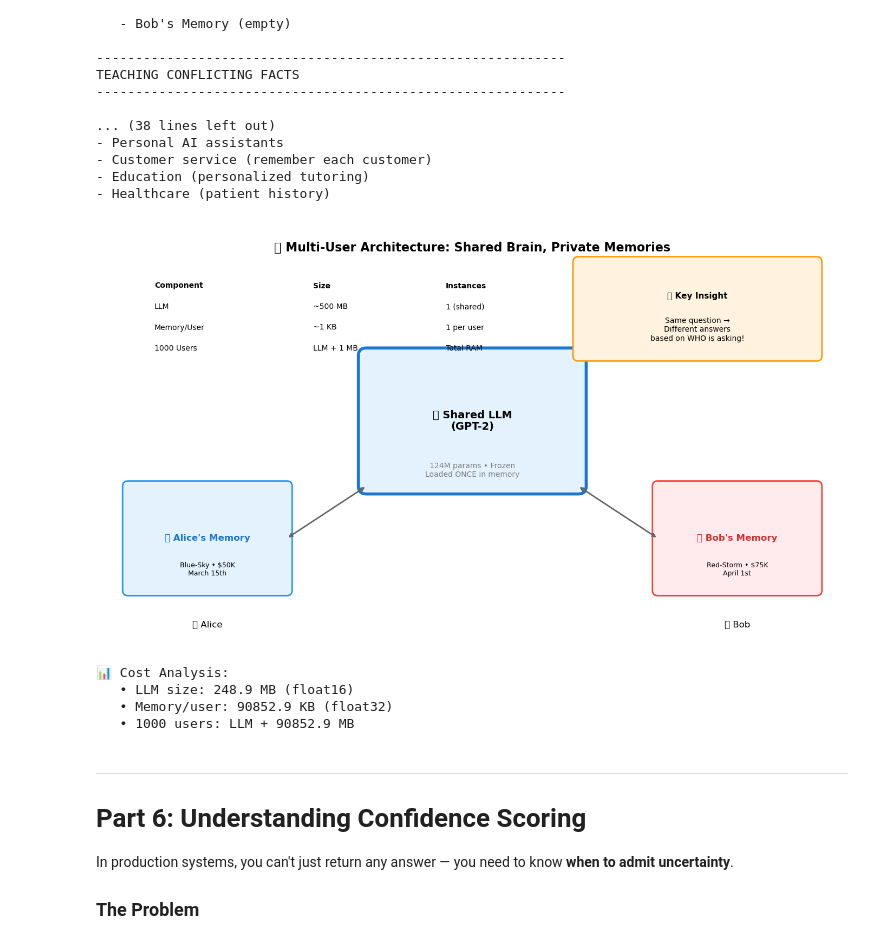
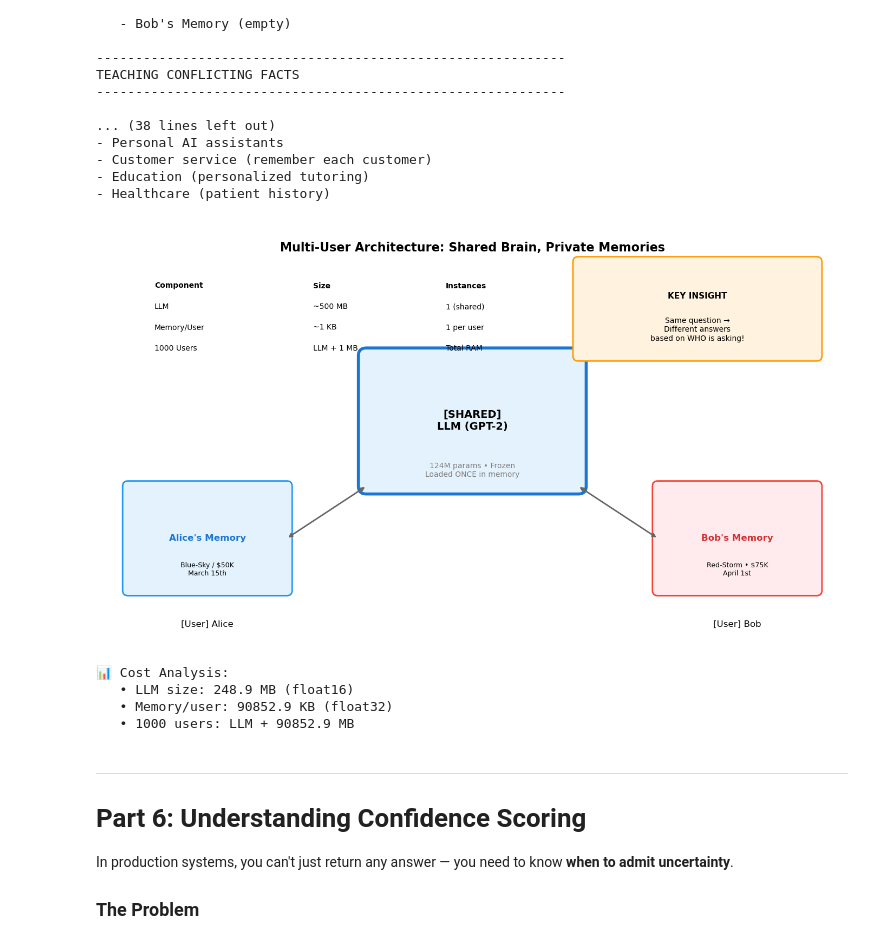
Before and after one commit to seongyongkim/dgx-spark-titans-miras-notebook, a Jupyter notebook: Titans_MIRAS_Hybrid.ipynb, the cells around one changed output. Cells and saved outputs as stored; diff of their text form; code cells hidden in the pictures.

```diff
--- a/Titans_MIRAS_Hybrid.ipynb
+++ b/Titans_MIRAS_Hybrid.ipynb
@@ -653,7 +653,7 @@ ax1.plot(losses, color='#E91E63', linewidth=2, alpha=0.7)
 ax1.fill_between(range(len(losses)), losses, alpha=0.3, color='#E91E63')
 ax1.set_xlabel('Training Step', fontsize=12)
 ax1.set_ylabel('Surprise (MSE Loss)', fontsize=12)
-ax1.set_title('📉 Memory Learning: Surprise Decreases Over Time', fontsize=14, fontweight='bold')
+ax1.set_title('Memory Learning: Surprise Decreases Over Time', fontsize=14, fontweight='bold')
 ax1.axhline(y=losses[0], color='red', linestyle='--', alpha=0.5, label=f'Initial: {losses[0]:.4f}')
 ax1.axhline(y=losses[-1], color='green', linestyle='--', alpha=0.5, label=f'Final: {losses[-1]:.4f}')
 ax1.legend()
@@ -666,7 +666,7 @@ values = [losses[0], losses[-1]]
 colors = ['#FF5722', '#4CAF50']
 bars = ax2.bar(categories, values, color=colors, edgecolor='black', linewidth=2)
 ax2.set_ylabel('Surprise Level', fontsize=12)
-ax2.set_title('🎯 Improvement Summary', fontsize=14, fontweight='bold')
+ax2.set_title('Improvement Summary', fontsize=14, fontweight='bold')
 
 # Add percentage improvement
 improvement = (1 - losses[-1]/losses[0]) * 100
@@ -829,7 +829,7 @@ values = [llm_params / 1e6, mem_params / 1e6]
 colors = ['#2196F3', '#4CAF50']
 bars = ax1.bar(categories, values, color=colors, edgecolor='black', linewidth=2)
 ax1.set_ylabel('Parameters (Millions)', fontsize=12)
-ax1.set_title('📊 Parameter Count Comparison', fontsize=14, fontweight='bold')
+ax1.set_title('Parameter Count Comparison', fontsize=14, fontweight='bold')
 ax1.set_yscale('log')  # Log scale to show the difference
 
 # Add value labels
@@ -847,11 +847,11 @@ explode = (0, 0.1)  # Explode the memory slice
 wedges, texts, autotexts = ax2.pie(sizes, explode=explode, labels=labels, colors=colors,
                                     autopct='%1.2f%%', startangle=90,
                                     textprops={'fontsize': 11})
-ax2.set_title('🥧 Size Ratio: Memory is Tiny!', fontsize=14, fontweight='bold')
+ax2.set_title('Size Ratio: Memory is Tiny!', fontsize=14, fontweight='bold')
 
 # Add annotation
 ratio = mem_params / llm_params * 100
-fig.text(0.5, 0.02, f"💡 The Memory module is only {ratio:.3f}% the size of the LLM — yet it can personalize the entire experience!",
+fig.text(0.5, 0.02, f"KEY: The Memory module is only {ratio:.3f}% the size of the LLM - yet it can personalize the entire experience!",
          ha='center', fontsize=12, style='italic', color='#666')
 
 plt.tight_layout()
@@ -1029,7 +1029,7 @@ bars = ax.bar(x, surprise_values, color=colors, edgecolor='black', linewidth=2)
 # Add labels
 ax.set_xlabel('Sentence Number', fontsize=12)
 ax.set_ylabel('Surprise Level', fontsize=12)
-ax.set_title('🔄 Memory Adaptation: Repeated Sentences Have Lower Surprise', fontsize=14, fontweight='bold')
+ax.set_title('Memory Adaptation: Repeated Sentences Have Lower Surprise', fontsize=14, fontweight='bold')
 ax.set_xticks(x)
 
 # Add sentence labels
@@ -1050,7 +1050,7 @@ ax.annotate('Same sentence\n(lower surprise!)',
 # Add improvement annotation
 improvement = (1 - surprise_values[4]/surprise_values[0]) * 100
 ax.text(3, max(surprise_values) * 0.8,
-        f"📉 {improvement:.1f}% reduction\nwhen seeing the same content twice!",
+        f"{improvement:.1f}% reduction\nwhen seeing the same content twice!",
         ha='center', fontsize=12, fontweight='bold',
         bbox=dict(boxstyle='round', facecolor='wheat', alpha=0.5))
 
@@ -1398,7 +1398,7 @@ ax1.set_xticklabels(fact_labels, rotation=45, ha='right', fontsize=9)
 ax1.set_yticklabels(query_labels, fontsize=9)
 ax1.set_xlabel('Stored Facts', fontsize=12)
 ax1.set_ylabel('Queries', fontsize=12)
-ax1.set_title('🎯 Semantic Similarity Matrix\n(Green = High Match, Red = Low Match)', fontsize=14, fontweight='bold')
+ax1.set_title('Semantic Similarity Matrix\n(Green = High Match, Red = Low Match)', fontsize=14, fontweight='bold')
 
 # Add colorbar
 cbar = plt.colorbar(im, ax=ax1)
@@ -1421,13 +1421,13 @@ bars = ax2.barh(range(len(queries)), best_matches, color=colors, edgecolor='blac
 ax2.set_yticks(range(len(queries)))
 ax2.set_yticklabels(query_labels, fontsize=9)
 ax2.set_xlabel('Best Match Similarity', fontsize=12)
-ax2.set_title('📊 Query Confidence Levels', fontsize=14, fontweight='bold')
+ax2.set_title('Query Confidence Levels', fontsize=14, fontweight='bold')
 ax2.axvline(x=0.65, color='green', linestyle='--', label='High confidence threshold')
 ax2.legend()
 
 # Add value labels
 for i, (bar, sim) in enumerate(zip(bars, best_matches)):
-    confidence = "✅ HIGH" if sim > 0.65 else "⚠️ LOW"
+    confidence = "[HIGH]" if sim > 0.65 else "[LOW]"
     ax2.text(bar.get_width() + 0.02, bar.get_y() + bar.get_height()/2,
              f'{sim:.2f} {confidence}', va='center', fontsize=10)
 
@@ -1580,28 +1580,28 @@ ax.set_ylim(0, 8)
 ax.axis('off')
 
 # Title
-ax.text(7, 7.5, "👥 Multi-User Architecture: Shared Brain, Private Memories",
+ax.text(7, 7.5, "Multi-User Architecture: Shared Brain, Private Memories",
         ha='center', fontsize=16, fontweight='bold')
 
 # Draw the SHARED LLM (center)
 llm_box = mpatches.FancyBboxPatch((5, 3), 4, 2.5, boxstyle="round,pad=0.15",
                                    facecolor='#E3F2FD', edgecolor='#1976D2', linewidth=4)
 ax.add_patch(llm_box)
-ax.text(7, 4.25, "🧊 Shared LLM\n(GPT-2)", ha='center', va='center', fontsize=14, fontweight='bold')
+ax.text(7, 4.25, "[SHARED]\nLLM (GPT-2)", ha='center', va='center', fontsize=14, fontweight='bold')
 ax.text(7, 3.3, "124M params • Frozen\nLoaded ONCE in memory", ha='center', va='center', fontsize=10, color='gray')
 
 # Draw Alice's Memory (left)
 alice_box = mpatches.FancyBboxPatch((0.5, 1), 3, 2, boxstyle="round,pad=0.1",
                                      facecolor='#E3F2FD', edgecolor='#2196F3', linewidth=2)
 ax.add_patch(alice_box)
-ax.text(2, 2, "🔵 Alice's Memory", ha='center', va='center', fontsize=12, fontweight='bold', color='#1976D2')
-ax.text(2, 1.4, "Blue-Sky • $50K\nMarch 15th", ha='center', va='center', fontsize=9)
+ax.text(2, 2, "Alice's Memory", ha='center', va='center', fontsize=12, fontweight='bold', color='#1976D2')
+ax.text(2, 1.4, "Blue-Sky / $50K\nMarch 15th", ha='center', va='center', fontsize=9)
 
 # Draw Bob's Memory (right)
 bob_box = mpatches.FancyBboxPatch((10.5, 1), 3, 2, boxstyle="round,pad=0.1",
                                    facecolor='#FFEBEE', edgecolor='#F44336', linewidth=2)
 ax.add_patch(bob_box)
-ax.text(12, 2, "🔴 Bob's Memory", ha='center', va='center', fontsize=12, fontweight='bold', color='#D32F2F')
+ax.text(12, 2, "Bob's Memory", ha='center', va='center', fontsize=12, fontweight='bold', color='#D32F2F')
 ax.text(12, 1.4, "Red-Storm • $75K\nApril 1st", ha='center', va='center', fontsize=9)
 
 # Draw arrows from LLM to memories
@@ -1611,41 +1611,41 @@ ax.annotate('', xy=(10.5, 2), xytext=(9, 3),
             arrowprops=dict(arrowstyle='<->', color='#666', lw=2))
 
 # Draw users
-ax.text(2, 0.3, "👤 Alice", ha='center', fontsize=12)
-ax.text(12, 0.3, "👤 Bob", ha='center', fontsize=12)
+ax.text(2, 0.3, "[User] Alice", ha='center', fontsize=12)
+ax.text(12, 0.3, "[User] Bob", ha='center', fontsize=12)
 
 # Add comparison table
 table_data = [
     ("Component", "Size", "Instances"),
     ("LLM", "~500 MB", "1 (shared)"),
     ("Memory/User", "~1 KB", "1 per user"),
     ("1000 Users", "LLM + 1 MB", "Total RAM")
 ]
 
 for i, (col1, col2, col3) in enumerate(table_data):
     y = 6.8 - i * 0.4
     style = 'bold' if i == 0 else 'normal'
     ax.text(1, y, col1, fontsize=10, fontweight=style)
     ax.text(4, y, col2, fontsize=10, fontweight=style)
     ax.text(6.5, y, col3, fontsize=10, fontweight=style)
 
 # Add insight box
 insight_box = mpatches.FancyBboxPatch((9, 5.5), 4.5, 1.8, boxstyle="round,pad=0.1",
                                        facecolor='#FFF3E0', edgecolor='#FF9800', linewidth=2)
 ax.add_patch(insight_box)
-ax.text(11.25, 6.6, "💡 Key Insight", ha='center', fontsize=11, fontweight='bold')
+ax.text(11.25, 6.6, "KEY INSIGHT", ha='center', fontsize=11, fontweight='bold')
 ax.text(11.25, 6.0, "Same question →\nDifferent answers\nbased on WHO is asking!",
         ha='center', va='center', fontsize=10)
 
 plt.tight_layout()
 plt.show()
 
 print("\n📊 Cost Analysis:")
 print(f"   • LLM size: {sum(p.numel() for p in llm.parameters()) * 2 / 1e6:.1f} MB (float16)")
 print(f"   • Memory/user: {sum(p.numel() for p in memory_alice.parameters()) * 4 / 1e3:.1f} KB (float32)")
 print(f"   • 1000 users: LLM + {1000 * sum(p.numel() for p in memory_alice.parameters()) * 4 / 1e6:.1f} MB")
 # %% [output]
-[figure, old version]
+[figure, new version]
 📊 Cost Analysis:
    • LLM size: 248.9 MB (float16)
    • Memory/user: 90852.9 KB (float32)
```
Also changed, not shown: parts of 7 cells of this notebook.
